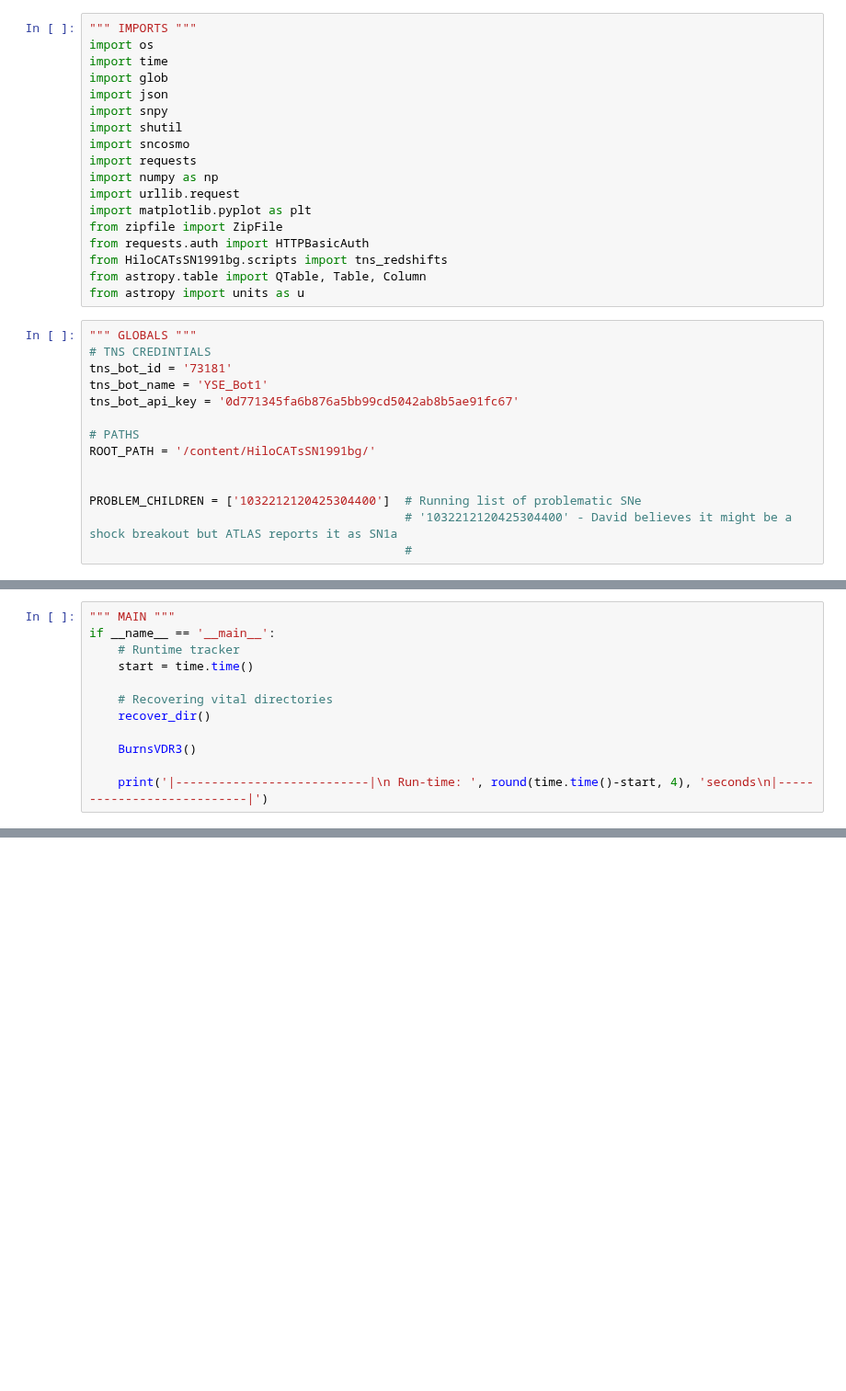
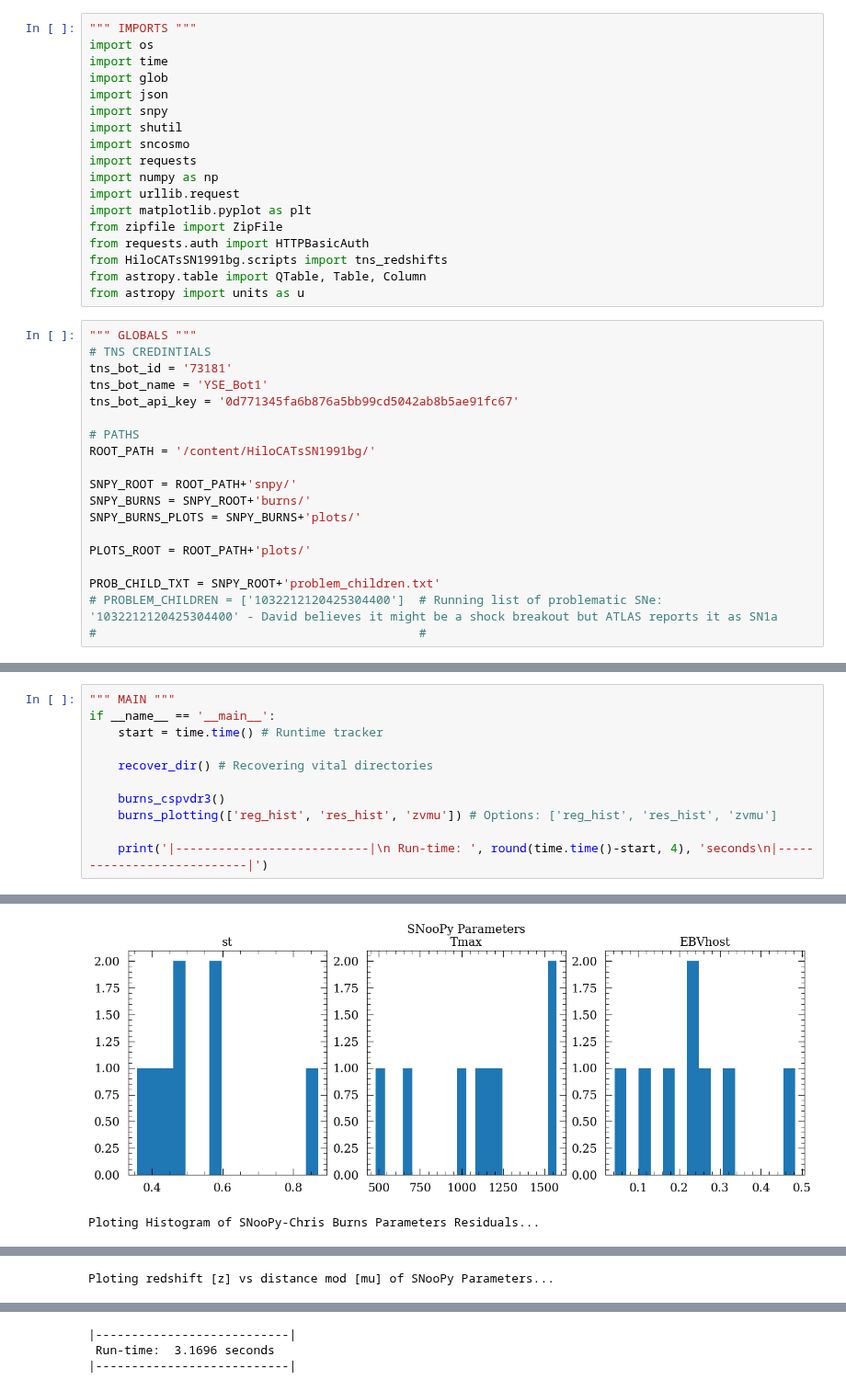
Before and after one commit to mekhi-woods/HiloCATsSN1991bg, a Jupyter notebook: amadeus.ipynb, the cells around one changed output, grey strips where cells are left out. Shown at 92% size. Saved outputs shown, nothing was run; the diff lists cells and outputs as text; blank space fills up the shorter version.

Commit message:
fully set up for burns stuff (1. compare SNooPy parameters from Chris burns to SNooPy parameters we derived from the CSP SNe (Krisciunas+17, or ~2005-2010 SNe).)

```diff
--- a/amadeus.ipynb
+++ b/amadeus.ipynb
@@ -42,10 +42,15 @@ tns_bot_api_key = '0d771345fa6b876a5bb99cd5042ab8b5ae91fc67'
 # PATHS
 ROOT_PATH = '/content/HiloCATsSN1991bg/'
 
+SNPY_ROOT = ROOT_PATH+'snpy/'
+SNPY_BURNS = SNPY_ROOT+'burns/'
+SNPY_BURNS_PLOTS = SNPY_BURNS+'plots/'
 
-PROBLEM_CHILDREN = ['1032212120425304400']  # Running list of problematic SNe
-                                            # '1032212120425304400' - David believes it might be a shock breakout but ATLAS reports it as SN1a
-                                            #
+PLOTS_ROOT = ROOT_PATH+'plots/'
+
+PROB_CHILD_TXT = SNPY_ROOT+'problem_children.txt'
+# PROBLEM_CHILDREN = ['1032212120425304400']  # Running list of problematic SNe: '1032212120425304400' - David believes it might be a shock breakout but ATLAS reports it as SN1a
+#                                             #
 # %%
 """ GENERAL """
 def recover_dir():
@@ -238,12 +243,12 @@ def BurnsVDR3():
 # %%
 """ MAIN """
 if __name__ == '__main__':
-    # Runtime tracker
-    start = time.time()
+    start = time.time() # Runtime tracker
 
-    # Recovering vital directories
-    recover_dir()
+    recover_dir() # Recovering vital directories
 
-    BurnsVDR3()
+    burns_cspvdr3()
+    burns_plotting(['reg_hist', 'res_hist', 'zvmu']) # Options: ['reg_hist', 'res_hist', 'zvmu']
 
     print('|---------------------------|\n Run-time: ', round(time.time()-start, 4), 'seconds\n|---------------------------|')
+# %% [output]
@@ -249,0 +270,2 @@ if __name__ == '__main__':
+[figure, added]
+Ploting Histogram of SNooPy-Chris Burns Parameters Residuals...
@@ -249,0 +273 @@ if __name__ == '__main__':
+Ploting redshift [z] vs distance mod [mu] of SNooPy Parameters...
@@ -249,0 +275,3 @@ if __name__ == '__main__':
+|---------------------------|
+ Run-time:  3.1696 seconds
+|---------------------------|
```
Also changed, not shown: parts of 4 cells of this notebook.
